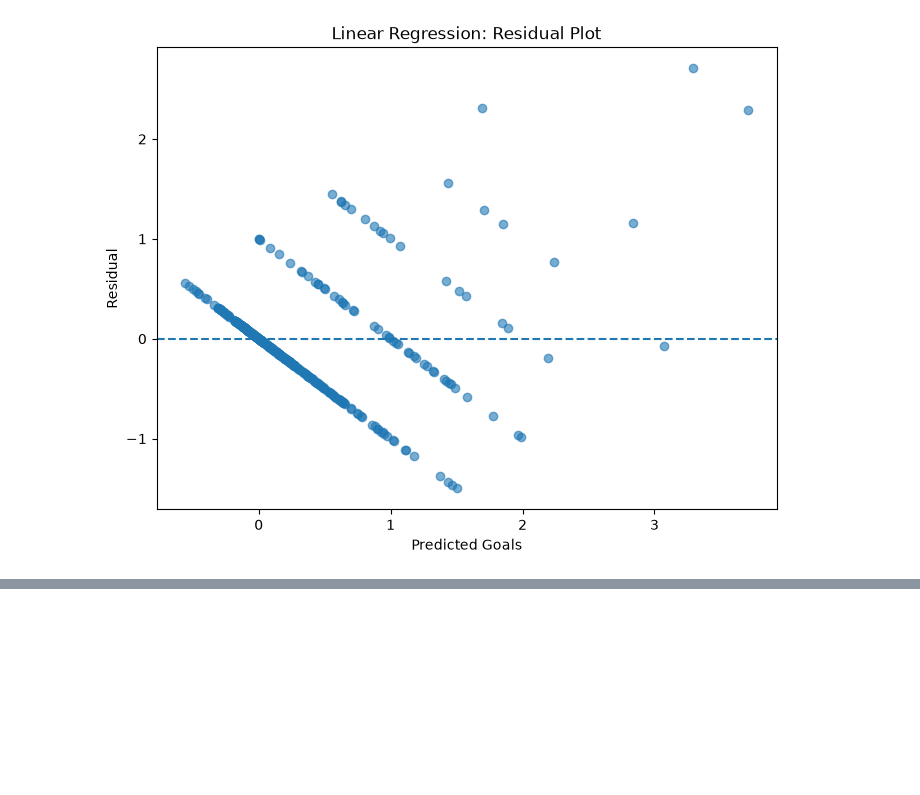
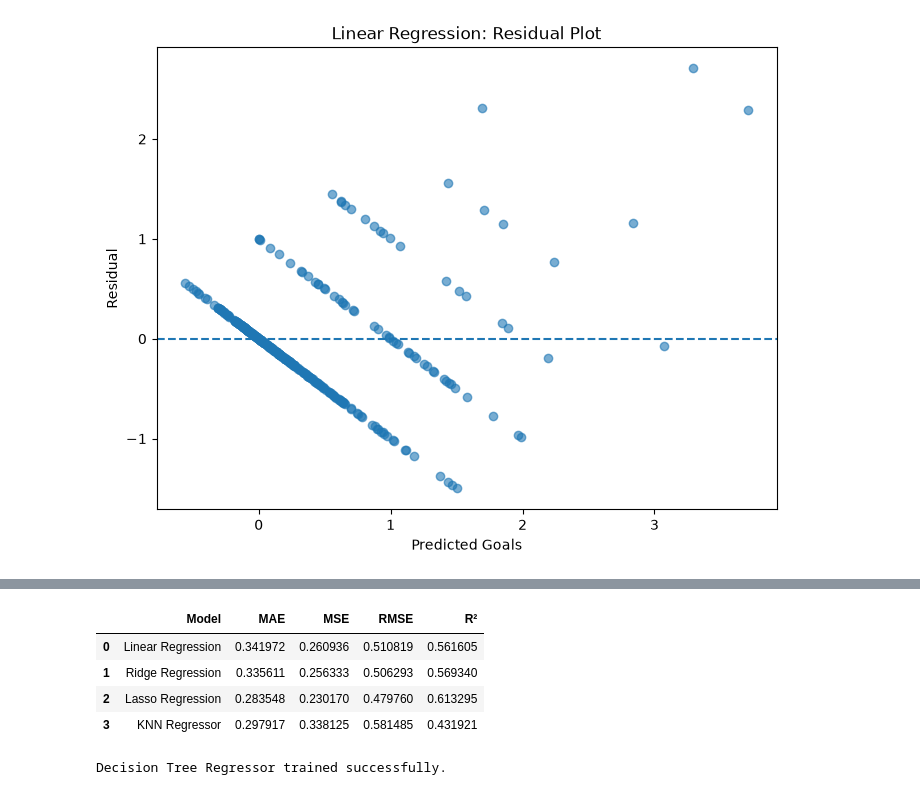
Before and after one commit to FaisalMahmudArzu/Football-Data-Analysis-from-Kaggle, a Jupyter notebook: main.ipynb, the cells around one changed output, grey strips where cells are left out. Saved outputs shown, nothing was run; the diff lists cells and outputs as text; code cells hidden in the pictures; blank space fills up the shorter version.

```diff
--- a/main.ipynb
+++ b/main.ipynb
@@ -1778,0 +2037,18 @@ plt.show()
+# %%
+#KNN
+from sklearn.neighbors import KNeighborsRegressor
+
+knn_model = KNeighborsRegressor(
+    n_neighbors=5
+)
+
+knn_model.fit(
+    X_train_processed,
+    y_train
+)
+
+y_pred_knn = knn_model.predict(
+    X_test_processed
+)
+
+print("KNN Regressor trained successfully.")
@@ -1778,0 +2088,61 @@ plt.show()
+# %%
+comparison = pd.DataFrame({
+    "Model": [
+        "Linear Regression",
+        "Ridge Regression",
+        "Lasso Regression",
+        "KNN Regressor"
+    ],
+    "MAE": [
+        mae_linear,
+        mae_ridge,
+        mae_lasso,
+        mae_knn
+    ],
+    "MSE": [
+        mse_linear,
+        mse_ridge,
+        mse_lasso,
+        mse_knn
+    ],
+    "RMSE": [
+        rmse_linear,
+        rmse_ridge,
+        rmse_lasso,
+        rmse_knn
+    ],
+    "R²": [
+        r2_linear,
+        r2_ridge,
+        r2_lasso,
+        r2_knn
+    ]
+})
+
+comparison
+# %% [output]
+|  | Model | MAE | MSE | RMSE | R² |
+| 0 | Linear Regression | 0.341972 | 0.260936 | 0.510819 | 0.561605 |
+| 1 | Ridge Regression | 0.335611 | 0.256333 | 0.506293 | 0.569340 |
+| 2 | Lasso Regression | 0.283548 | 0.230170 | 0.479760 | 0.613295 |
+| 3 | KNN Regressor | 0.297917 | 0.338125 | 0.581485 | 0.431921 |
+# %%
+# 7.5 Decision Tree Regression
+from sklearn.tree import DecisionTreeRegressor
+
+tree_model = DecisionTreeRegressor(
+    random_state=42
+)
+
+tree_model.fit(
+    X_train_processed,
+    y_train
+)
+
+y_pred_tree = tree_model.predict(
+    X_test_processed
+)
+
+print("Decision Tree Regressor trained successfully.")
+# %% [output]
+Decision Tree Regressor trained successfully.
```
Also changed, not shown: parts of 16 cells of this notebook.
